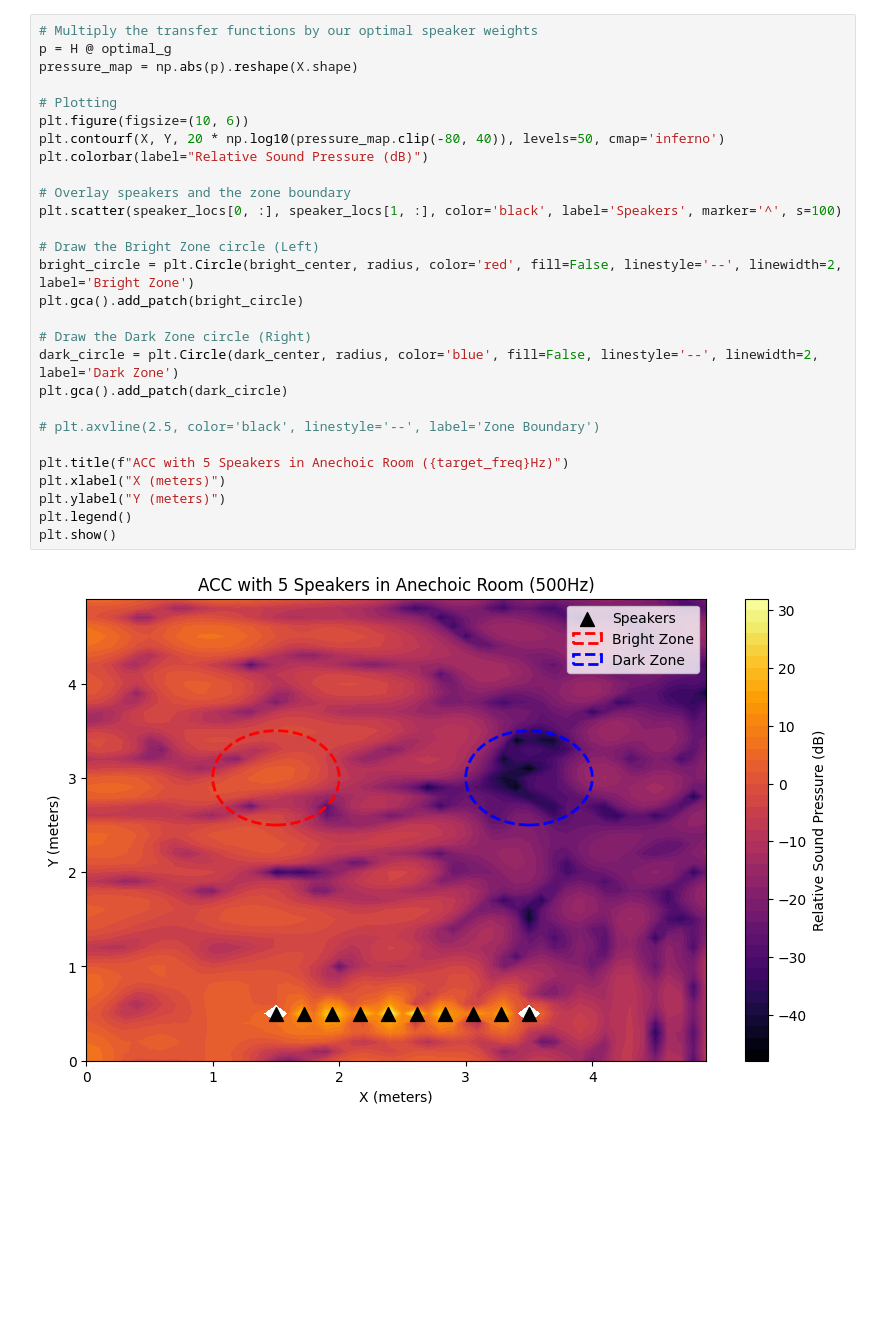
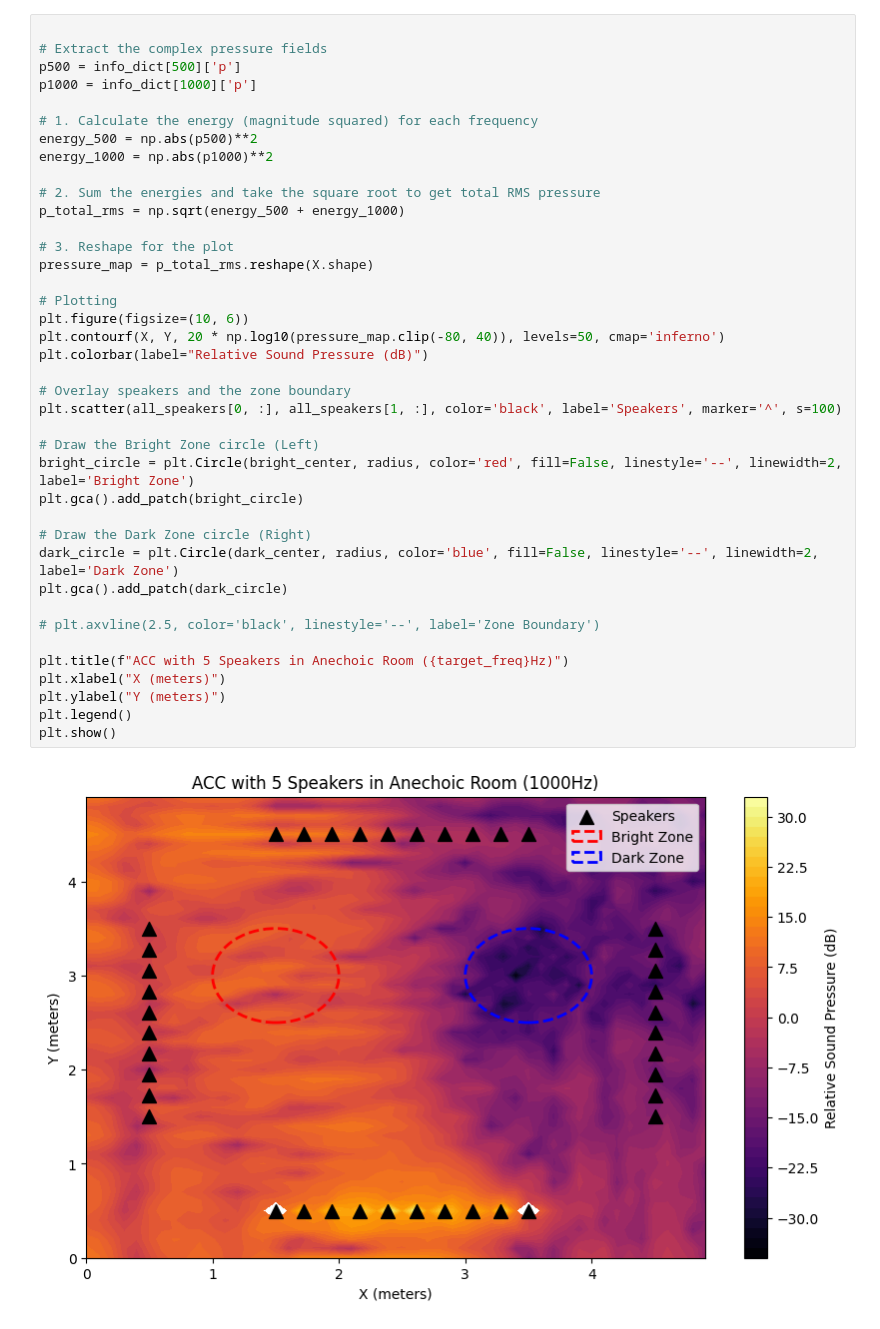
Before and after one commit to felipe-lund/sound-zones, a Jupyter notebook: shoebox_trial.ipynb, the cells around one changed output. Drawn from its saved outputs; the diff is of its cells as text; blank space fills up the shorter version.

```diff
--- a/shoebox_trial.ipynb
+++ b/shoebox_trial.ipynb
@@ -82,30 +113,41 @@ optimal_g = vecs[:, np.argmax(np.real(vals))]
 # %%
-# Multiply the transfer functions by our optimal speaker weights
-p = H @ optimal_g
-pressure_map = np.abs(p).reshape(X.shape)
+
+# Extract the complex pressure fields
+p500 = info_dict[500]['p']
+p1000 = info_dict[1000]['p']
+
+# 1. Calculate the energy (magnitude squared) for each frequency
+energy_500 = np.abs(p500)**2
+energy_1000 = np.abs(p1000)**2
+
+# 2. Sum the energies and take the square root to get total RMS pressure
+p_total_rms = np.sqrt(energy_500 + energy_1000)
+
+# 3. Reshape for the plot
+pressure_map = p_total_rms.reshape(X.shape)
 
 # Plotting
 plt.figure(figsize=(10, 6))
 plt.contourf(X, Y, 20 * np.log10(pressure_map.clip(-80, 40)), levels=50, cmap='inferno')
 plt.colorbar(label="Relative Sound Pressure (dB)")
 
 # Overlay speakers and the zone boundary
-plt.scatter(speaker_locs[0, :], speaker_locs[1, :], color='black', label='Speakers', marker='^', s=100)
+plt.scatter(all_speakers[0, :], all_speakers[1, :], color='black', label='Speakers', marker='^', s=100)
 
 # Draw the Bright Zone circle (Left)
 bright_circle = plt.Circle(bright_center, radius, color='red', fill=False, linestyle='--', linewidth=2, label='Bright Zone')
 plt.gca().add_patch(bright_circle)
 
 # Draw the Dark Zone circle (Right)
 dark_circle = plt.Circle(dark_center, radius, color='blue', fill=False, linestyle='--', linewidth=2, label='Dark Zone')
 plt.gca().add_patch(dark_circle)
 
 # plt.axvline(2.5, color='black', linestyle='--', label='Zone Boundary')
 
 plt.title(f"ACC with 5 Speakers in Anechoic Room ({target_freq}Hz)")
 plt.xlabel("X (meters)")
 plt.ylabel("Y (meters)")
 plt.legend()
 plt.show()
 # %% [output]
-[figure, old version]
+[figure, new version]
```
Also changed, not shown: parts of 3 cells of this notebook.
